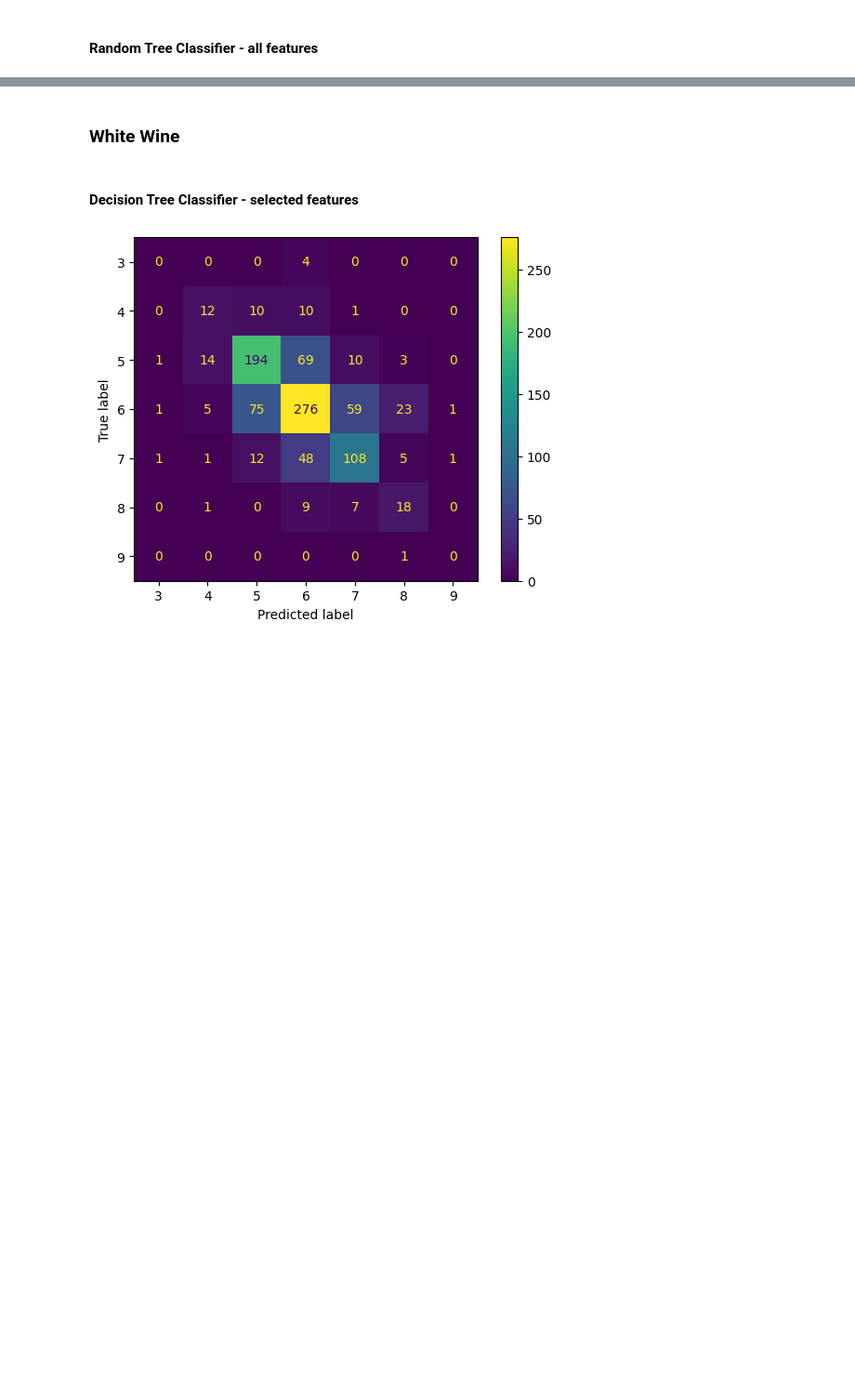
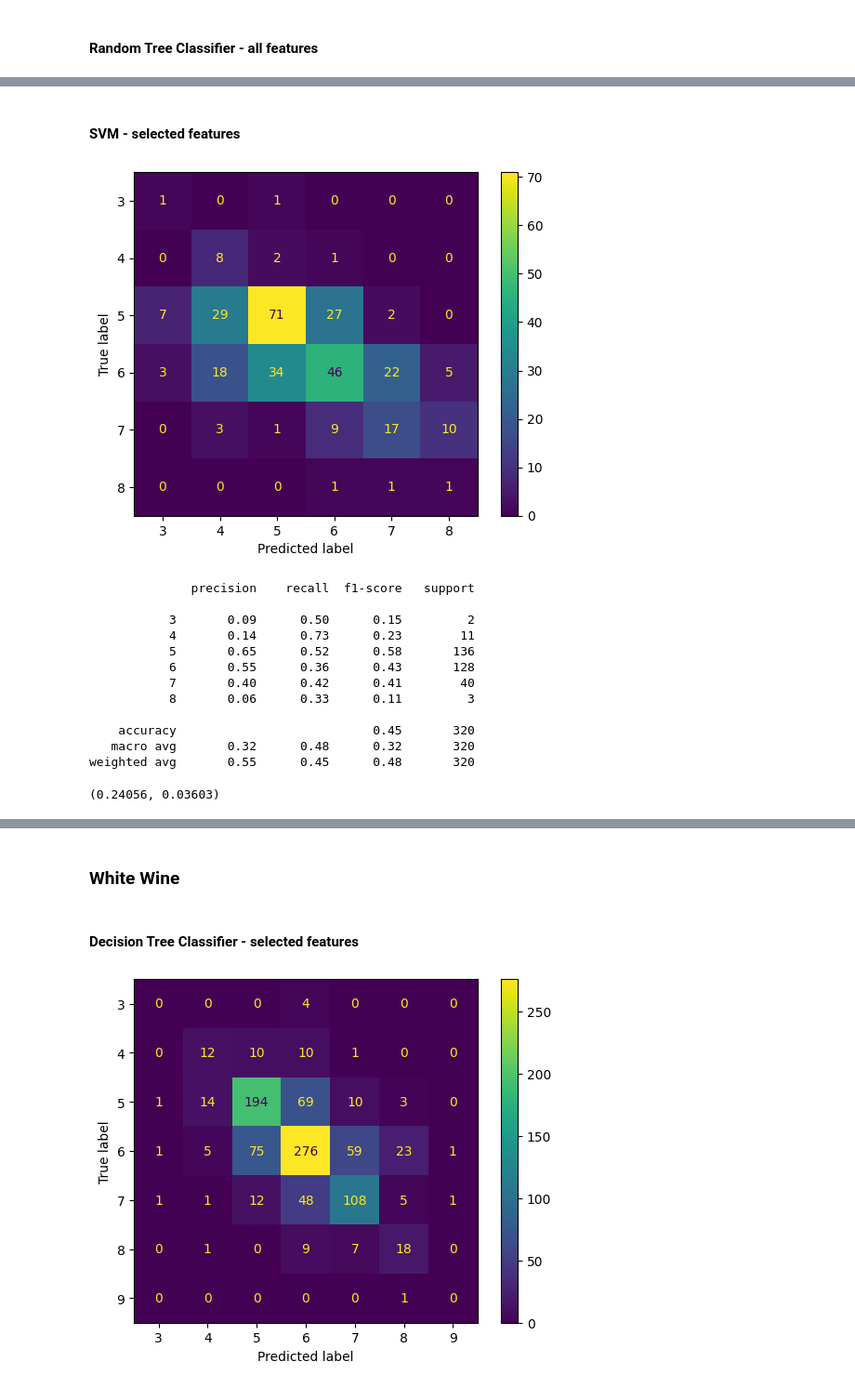
Before and after one commit to mavsilverio/Data-Mining-Project, a Jupyter notebook: Projeto DM - final.ipynb, the cells around one changed output, grey strips where cells are left out. Shown at 93% size. Drawn from its saved outputs; the diff is of its cells as text; code cells hidden in the pictures; blank space fills up the shorter version.

```diff
--- a/Projeto DM - final.ipynb
+++ b/Projeto DM - final.ipynb
@@ -491,6 +468,7 @@ from sklearn.preprocessing import StandardScaler
 # %%
-import time
-from sklearn.metrics import accuracy_score, f1_score
+training_time_list = []
+inference_time_list = []
+
 def comp_time_eval(model, X_train, X_test, y_train, y_test):
 
     # Measure training time
@@ -510,6 +488,10 @@ def comp_time_eval(model, X_train, X_test, y_train, y_test):
     ConfusionMatrixDisplay.from_estimator(model, X_test, y_test)
     plt.show()
 
+    # Append results to lists
+    training_time_list.append(training_time)
+    inference_time_list.append(inference_time)
+
     print(rep)
 
     return {'Training Time (s)': training_time,'Inference Time (s)': inference_time}, training_time, inference_time
@@ -662,0 +640,61 @@ weighted avg       0.68      0.70      0.68       320
+# %% [markdown]
+#### SVM - selected features
+# %%
+def RedSVM():
+    X = df1[['alcohol','density','sulphates','volatile acidity','total sulfur dioxide','fixed acidity','chlorides']]
+    y = df1['quality']
+
+    X_train, X_test , y_train, y_test = train_test_split(X, y, test_size=0.2, random_state=1, stratify=y)
+
+    # Scale the features
+    scaler = StandardScaler()
+    X_train = scaler.fit_transform(X_train)
+    X_test = scaler.transform(X_test)
+
+    # Handle data imbalance using SMOTE (oversampling)
+    smote = SMOTE(random_state=1,k_neighbors=min(3, len(X_train) - 1))
+    X_train, y_train = smote.fit_resample(X_train, y_train)
+
+    model = svm.SVC(decision_function_shape='ovo',class_weight='balanced')
+
+    # Measure training time
+    start_train = time.time()
+    model.fit(X_train, y_train)
+    training_time = time.time() - start_train
+    training_time = round(training_time,5)
+
+    # Measure inference time
+    start_infer = time.time()
+    y_pred = model.predict(X_test)
+    inference_time = time.time() - start_infer
+    inference_time = round(inference_time,5)
+
+    # Calculate metrics
+    rep = classification_report(y_test, y_pred, zero_division=0)
+    ConfusionMatrixDisplay.from_estimator(model, X_test, y_test)
+    plt.show()
+
+    # Append results to lists
+    training_time_list.append(training_time)
+    inference_time_list.append(inference_time)
+
+    print(rep)
+
+    return training_time, inference_time
+
+RedSVM()
+# %% [output]
+[figure, added]
+              precision    recall  f1-score   support
+
+           3       0.09      0.50      0.15         2
+           4       0.14      0.73      0.23        11
+           5       0.65      0.52      0.58       136
+           6       0.55      0.36      0.43       128
+           7       0.40      0.42      0.41        40
+           8       0.06      0.33      0.11         3
+
+    accuracy                           0.45       320
+   macro avg       0.32      0.48      0.32       320
+weighted avg       0.55      0.45      0.48       320
+(0.24056, 0.03603)
```
Also changed, not shown: parts of 50 cells of this notebook.
